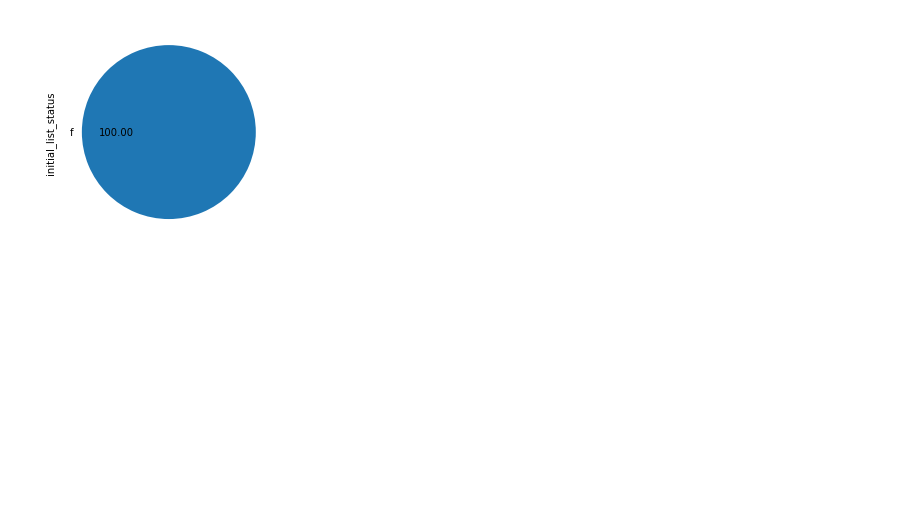
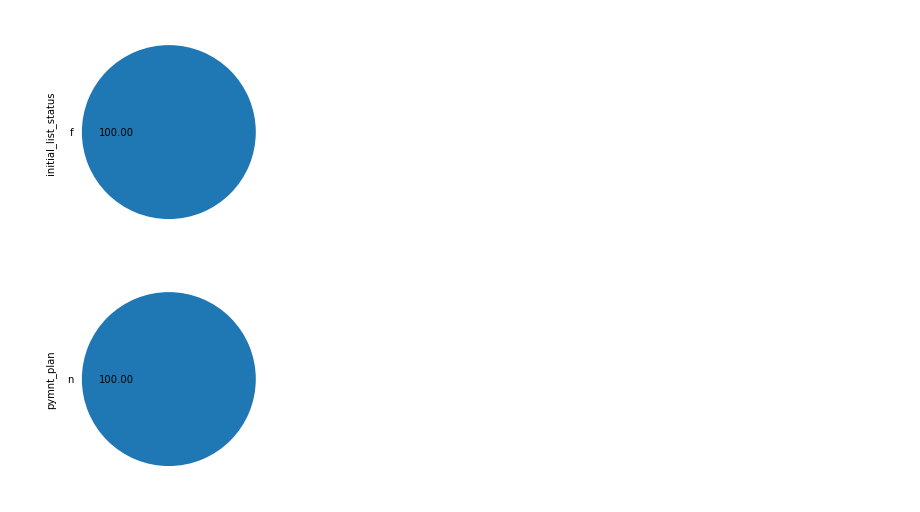
Before and after one commit to Silapada-Hansda/case_study_LG, a Jupyter notebook: Silapada_Hansda.ipynb, the cells around one changed output. Drawn from its saved outputs; the diff is of its cells as text; code cells hidden in the pictures; blank space fills up the shorter version.

```diff
--- a/Silapada_Hansda.ipynb
+++ b/Silapada_Hansda.ipynb
@@ -191,3 +191,7 @@ zero_NA_percentage(loan_df['initial_list_status'])
 [figure]
 # %%
 loan_df.drop(columns=['initial_list_status'],axis=1,inplace=True)
+# %%
+zero_NA_percentage(loan_df['pymnt_plan'])
+# %% [output]
+[figure, added]
```
Also changed, not shown: parts of 3 cells of this notebook.
